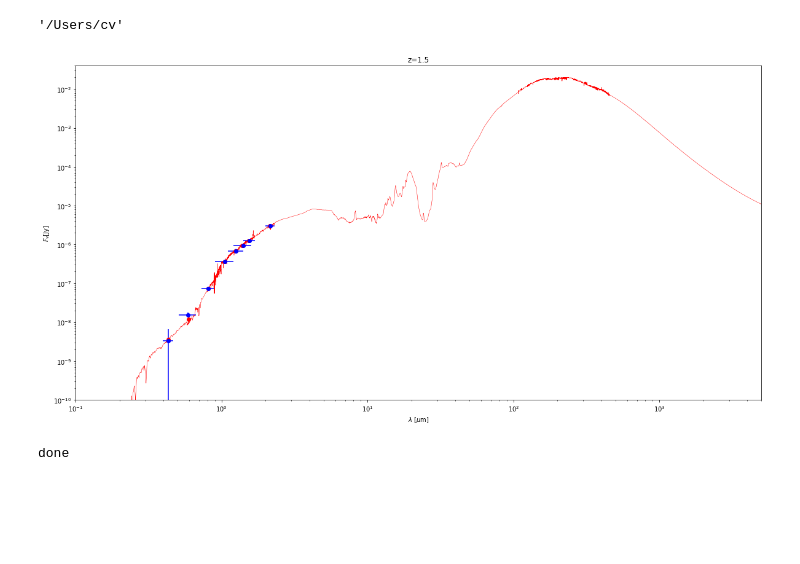
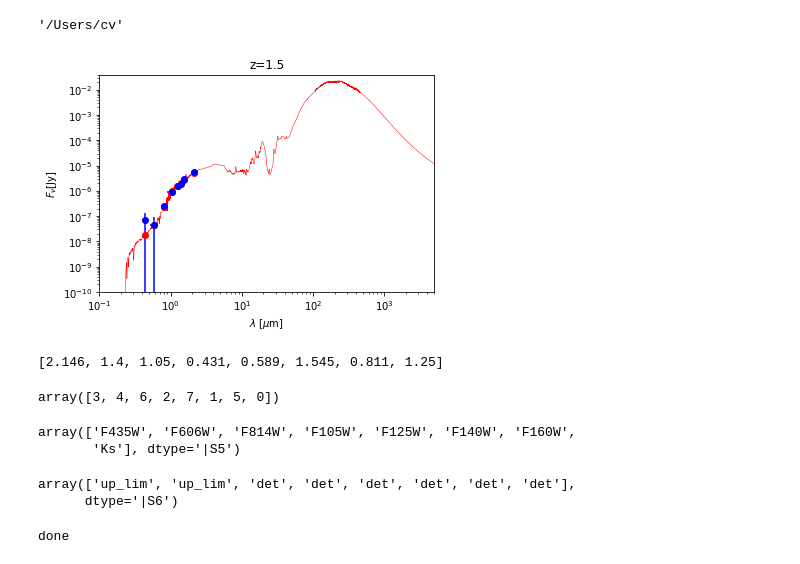
Before and after one commit to cpvargas/sed_research, a Jupyter notebook: library_prototype-2-main.ipynb, the cells around one changed output. Cells and saved outputs as stored; diff of their text form; code cells hidden in the pictures; blank space fills up the shorter version.

```diff
--- a/library_prototype-2-main.ipynb
+++ b/library_prototype-2-main.ipynb
@@ -12,8 +12,8 @@ from scipy import stats
 from datetime import datetime
 import subprocess
 c = 299792458 #speed of light m s^-1
-plt.rcParams['figure.figsize'] = [20, 10]
-
+#plt.rcParams['figure.figsize'] = [20, 10]
+plt.rcParams['figure.figsize'] = [10, 10]
 import extinction
 
 startTime = datetime.now()
@@ -44,6 +44,7 @@ def read_params(paramfile):
                 params["Filters"][ls[0]]["5sigma"] = np.float(ls[3])
                 params["Filters"][ls[0]]["filename"] = libdir + "/Filters/" + ls[4]
                 params["Filters"][ls[0]]["eazy_tag"] = np.float(ls[5])
+                params["Filters"][ls[0]]["flux_err"] = np.float(ls[6])
     return params
 # %%
 class sed(object):
@@ -63,7 +64,7 @@ class sed(object):
             self.filters[Filter]["lam"] = lam*1e-4
             self.filters[Filter]["trans"] = trans
 
-    def extinction(self,Av=1.0,Rv=5.5,applytotemp=True):
+    def extinction(self,Av=1.0,Rv=5.0,applytotemp=True):
         """
         Applies calzetti00 extinction to nuLnu and
         it gives the option for the template
@@ -154,8 +155,11 @@ class sed(object):
             self.phot_c.append(phot_c)
 
             #Calculating sigma_flux from mag to Jy
-            fivesigma_mag = self.filters[Filter]["5sigma"]
-            sigma_flux = (10**(-(fivesigma_mag + 48.6)/2.5)*1e23)/5.
+            #fivesigma_mag = self.filters[Filter]["5sigma"]
+            #sigma_flux = (10**(-(fivesigma_mag + 48.6)/2.5)*1e23)/5.
+
+            #Flux error is in Jansky
+            sigma_flux = self.filters[Filter]["flux_err"]
 
             #Random realization
             phot = np.random.normal(loc=phot_c,scale=sigma_flux)
@@ -235,13 +239,16 @@ class sed(object):
 parfile = libdir + '/params/nir.par'
 tempfile = libdir + '/Templates/ARP220_loglam_lognuLnu.txt'
 # %%
+Av = 0.2
+Rv = 5.0
+
 #Initializing here, so we don't have to call the class every time
 
-z = 2.5
+z = 1.5
 mysed = sed(parfile,tempfile)
 
 #######
-mysed.extinction()
+mysed.extinction(Av=Av,Rv=Rv)
 
 mysed.redshift(z)
 mysed.photometry()
@@ -255,29 +260,32 @@ mysed.export_template(filename,folder)
 # %%
 z = 1.5
 mysed = sed(parfile,tempfile)
-mysed.extinction()
+mysed.extinction(Av=Av,Rv=Rv)
 mysed.redshift(z)
 mysed.photometry()
 
 ax = plt.subplot(111)
 ax.set_xscale("log", nonposx='clip')
 ax.set_yscale("log", nonposy='clip')
 
 plt.errorbar(mysed.lam_c, mysed.phot, xerr=mysed.lam_err, yerr=mysed.phot_err,fmt="bo",ecolor="blue")
 plt.plot(mysed.lam_eff, mysed.phot_c, "ro")
 mysed.plot_sed(scale="normal",color="red")
 #plt.plot(mysed.lam_eff,mysed.phot_c,"ro")
 
 #test
 #plt.errorbar(lam_c,phot_test,yerr=phot_err_test,fmt="co")
 
 #mysed.plot_filters(1e-8)
 plt.ylim(1e-10,4e-2)
 plt.xlim(1e-1,5e3)
 #plt.legend(loc="lower right")
 
-
-
 plt.show()
+#plt.savefig("arp220Av{}Rv{}.png".format(Av,Rv),dpi=150)
 # %% [output]
-[figure, old version]
+[figure, new version]
+# %%
+mysed.lam_c
+# %% [output]
+[2.146, 1.4, 1.05, 0.431, 0.589, 1.545, 0.811, 1.25]
@@ -284,3 +294,17 @@ plt.show()
+# %%
+idx
+# %% [output]
+array([3, 4, 6, 2, 7, 1, 5, 0])
+# %%
+np.asarray(mysed.tag)[idx]
+# %% [output]
+array(['F435W', 'F606W', 'F814W', 'F105W', 'F125W', 'F140W', 'F160W',
+       'Ks'], dtype='|S5')
+# %%
+np.array(mysed.det)[idx]
+# %% [output]
+array(['up_lim', 'up_lim', 'det', 'det', 'det', 'det', 'det', 'det'],
+      dtype='|S6')
 # %%
 #Translation from name to filters on EAZY FILTER.RES
 eazyfolder = home + "/eazy-photoz"
```
Also changed, not shown: parts of 18 cells of this notebook.
